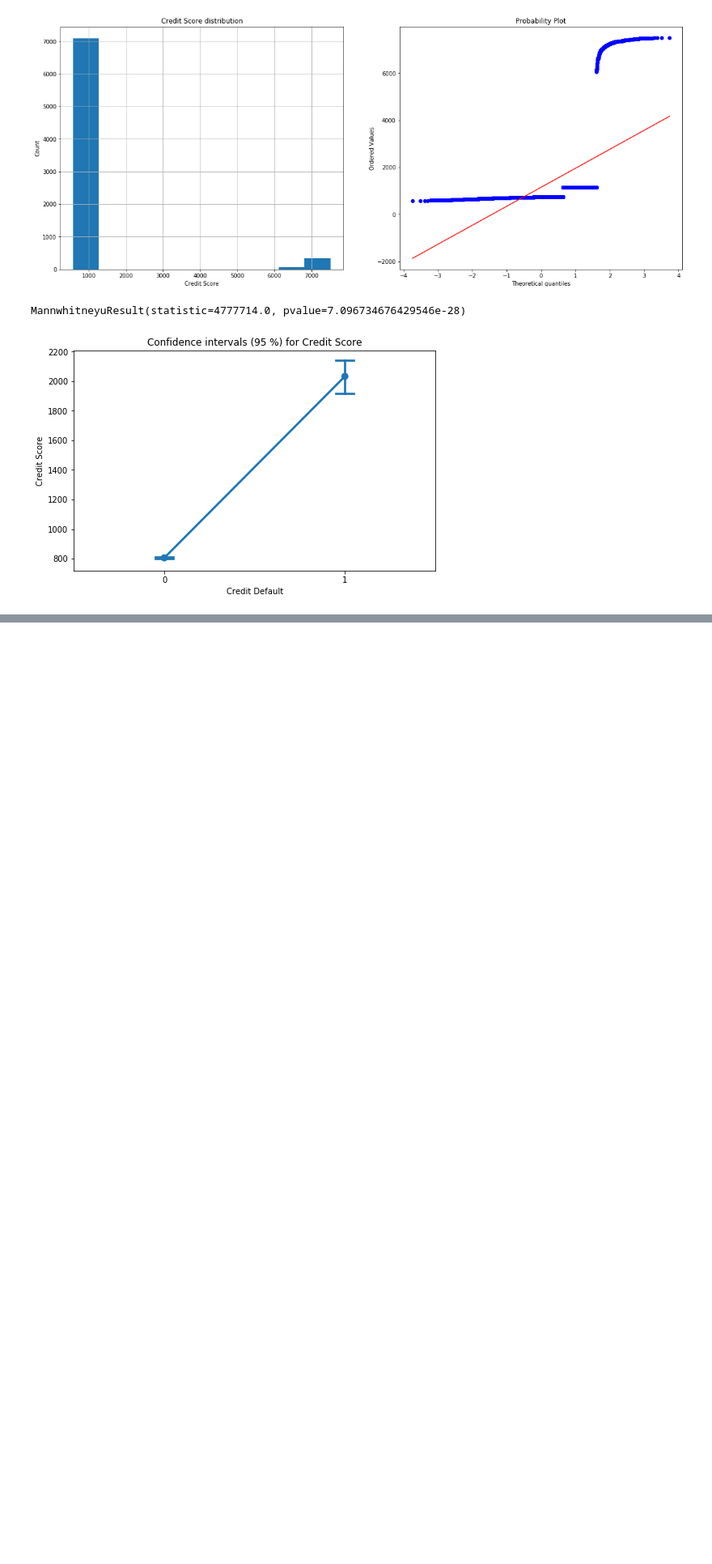
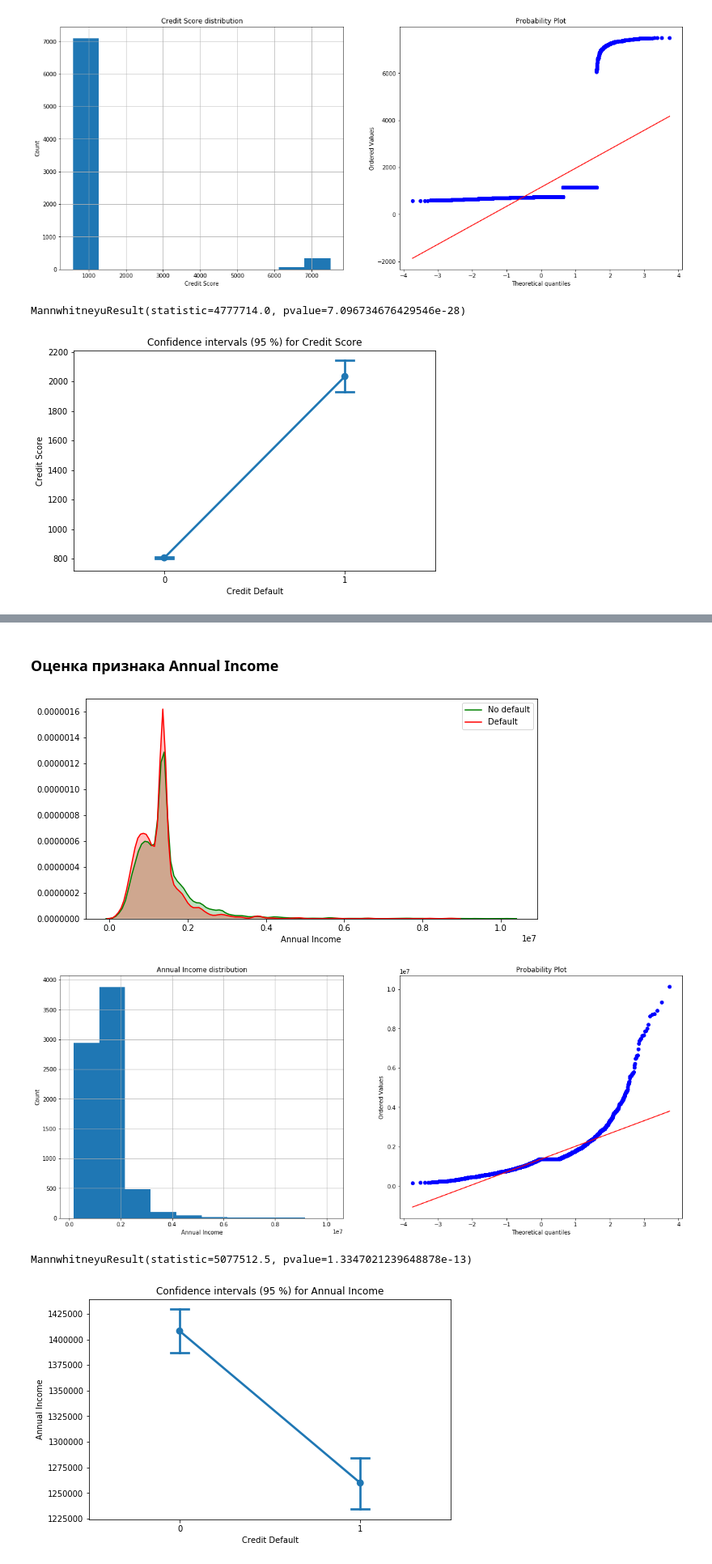
Before and after one commit to fogugy/gb_ds2_coursework, a Jupyter notebook: data_analyze.ipynb, the cells around one changed output, grey strips where cells are left out. Shown: that part at 81% size. Cells and saved outputs as stored; diff of their text form; code cells hidden in the pictures; blank space fills up the shorter version.

```diff
--- a/data_analyze.ipynb
+++ b/data_analyze.ipynb
@@ -139,0 +149,9 @@ MannwhitneyuResult(statistic=4777714.0, pvalue=7.096734676429546e-28)
+# %% [markdown]
+### Оценка признака Annual Income
+# %%
+autoplot(ann_income)
+# %% [output]
+[figure, added]
+[figure, added]
+MannwhitneyuResult(statistic=5077512.5, pvalue=1.3347021239648878e-13)
+[figure, added]
```
Also changed, not shown: parts of 7 cells of this notebook, 2 other files.
